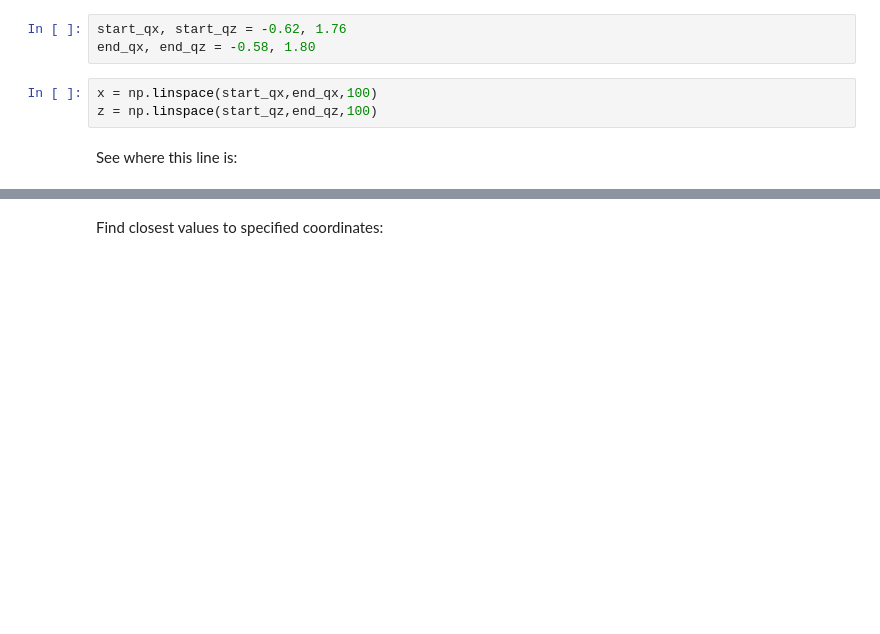
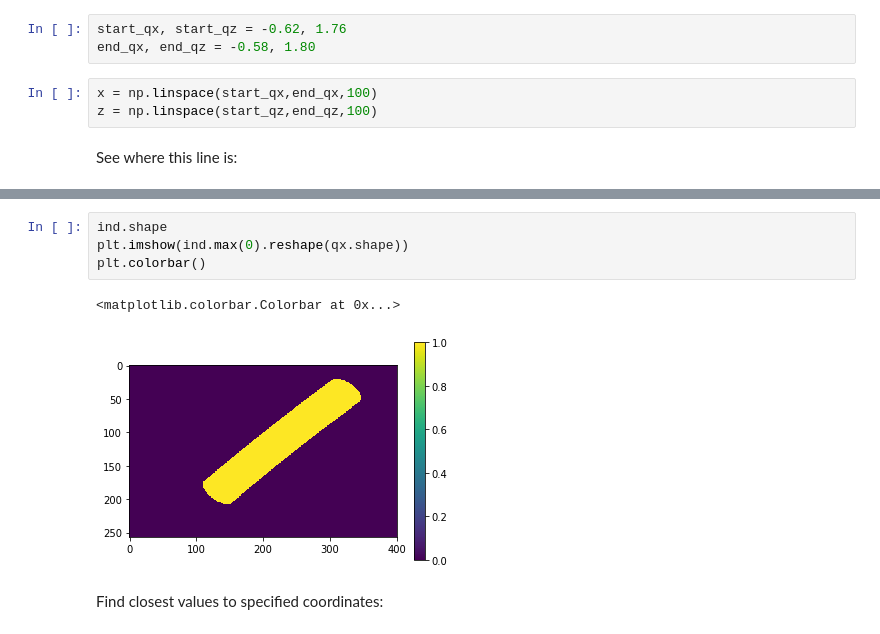
Before and after one commit to ezatterin/edoxrd, a Jupyter notebook: examples/devel_cuts.ipynb, the cells around one changed output, grey strips where cells are left out. Drawn from its saved outputs; the diff is of its cells as text; blank space fills up the shorter version.

```diff
--- a/examples/devel_cuts.ipynb
+++ b/examples/devel_cuts.ipynb
@@ -86,2 +116,9 @@ plt.plot(x,z,c='yellow')
+# %%
+ind.shape
+plt.imshow(ind.max(0).reshape(qx.shape))
+plt.colorbar()
+# %% [output]
+<matplotlib.colorbar.Colorbar at 0x...>
+[figure, added]
 # %% [markdown]
 Find closest values to specified coordinates:
```
Also changed, not shown: parts of 11 cells of this notebook, 1 other file.
